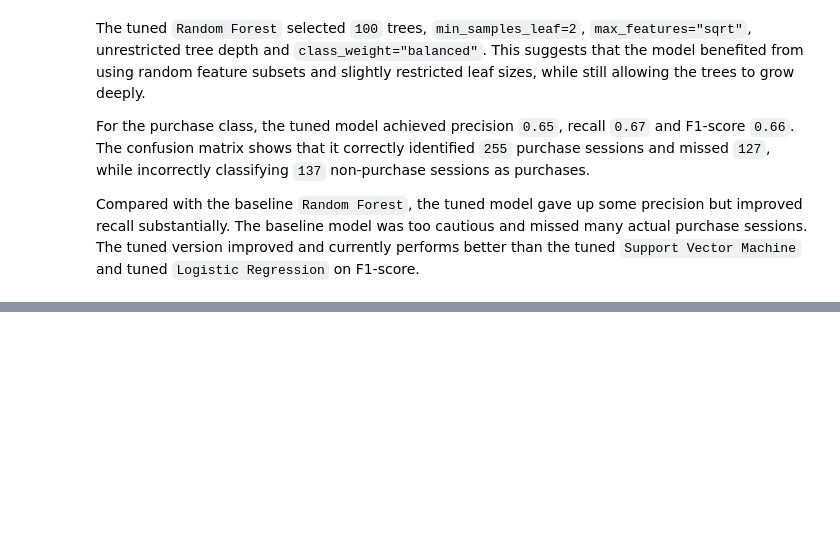
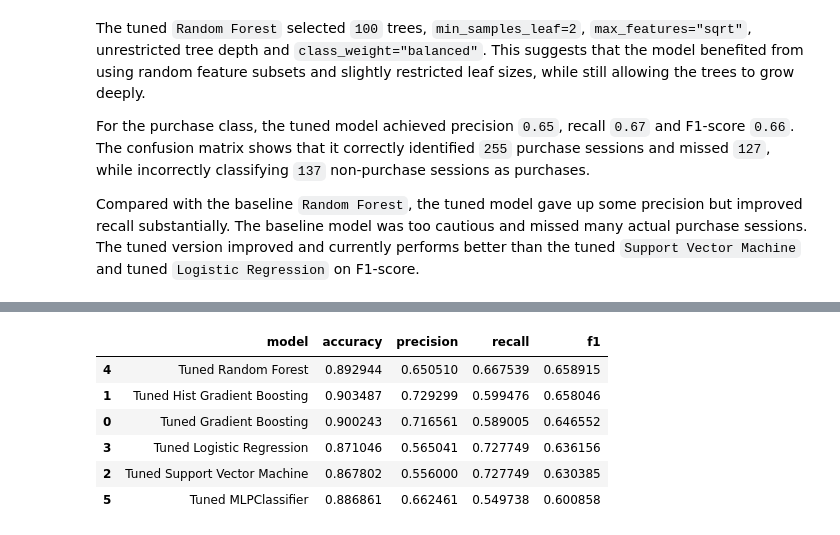
Before and after one commit to tehillabroder/online-purchase-conversion-audit, a Jupyter notebook: notebooks/aml_online_shoppers.ipynb, the cells around one changed output, grey strips where cells are left out. Drawn from its saved outputs; the diff is of its cells as text; code cells hidden in the pictures; blank space fills up the shorter version.

Commit message:
Completed first model tuning cycle

```diff
--- a/notebooks/aml_online_shoppers.ipynb
+++ b/notebooks/aml_online_shoppers.ipynb
@@ -1300,0 +1305,40 @@ Compared with the baseline `Random Forest`, the tuned model gave up some precisi
+# %%
+mlp_pipeline = Pipeline(steps=[
+    ("preprocessor", preprocessor),
+    ("model", MLPClassifier(
+        # Increase max_iter because the baseline MLP did not fully converge
+        max_iter=1000,
+        # Use early stopping so training can stop if validation performance stops improving
+        early_stopping=True,
+        random_state=RANDOM_STATE
+    ))
+])
+
+mlp_param_grid = {
+    # Tune network size, activation, regularisation and learning rate.
+    "model__hidden_layer_sizes": [(50,), (100,), (50, 25)],
+    "model__alpha": [0.0001, 0.001, 0.01],
+    "model__learning_rate_init": [0.001, 0.01],
+    "model__activation": ["relu", "tanh"]
+}
+
+mlp_search = RandomizedSearchCV(
+    estimator=mlp_pipeline,
+    param_distributions=mlp_param_grid,
+    n_iter=10,
+    scoring="f1",
+    cv=5,
+    random_state=RANDOM_STATE,
+    n_jobs=-1
+)
+
+mlp_search.fit(X_train, y_train)
+
+mlp_tuned_results = evaluate_tuned_model(
+    mlp_search,
+    "Tuned MLPClassifier",
+    X_test,
+    y_test
+)
+
+tuned_results.append(mlp_tuned_results)
@@ -1300,0 +1372,12 @@ Compared with the baseline `Random Forest`, the tuned model gave up some precisi
+# %%
+tuned_results_df = pd.DataFrame(tuned_results)
+
+tuned_results_df.sort_values(by="f1", ascending=False)
+# %% [output]
+|  | model | accuracy | precision | recall | f1 |
+| 4 | Tuned Random Forest | 0.892944 | 0.650510 | 0.667539 | 0.658915 |
+| 1 | Tuned Hist Gradient Boosting | 0.903487 | 0.729299 | 0.599476 | 0.658046 |
+| 0 | Tuned Gradient Boosting | 0.900243 | 0.716561 | 0.589005 | 0.646552 |
+| 3 | Tuned Logistic Regression | 0.871046 | 0.565041 | 0.727749 | 0.636156 |
+| 2 | Tuned Support Vector Machine | 0.867802 | 0.556000 | 0.727749 | 0.630385 |
+| 5 | Tuned MLPClassifier | 0.886861 | 0.662461 | 0.549738 | 0.600858 |
```
Also changed, not shown: parts of 3 cells of this notebook.
